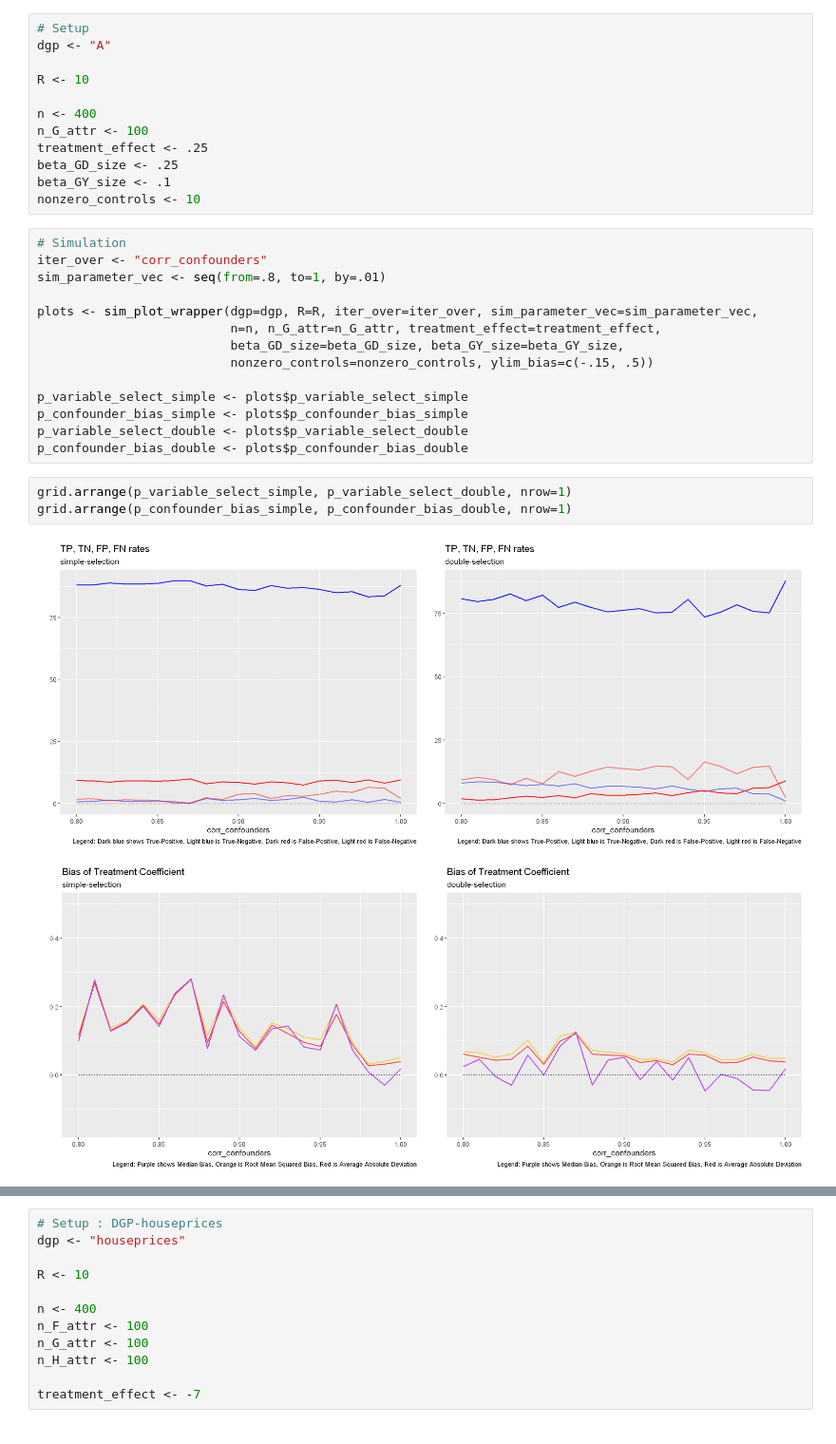
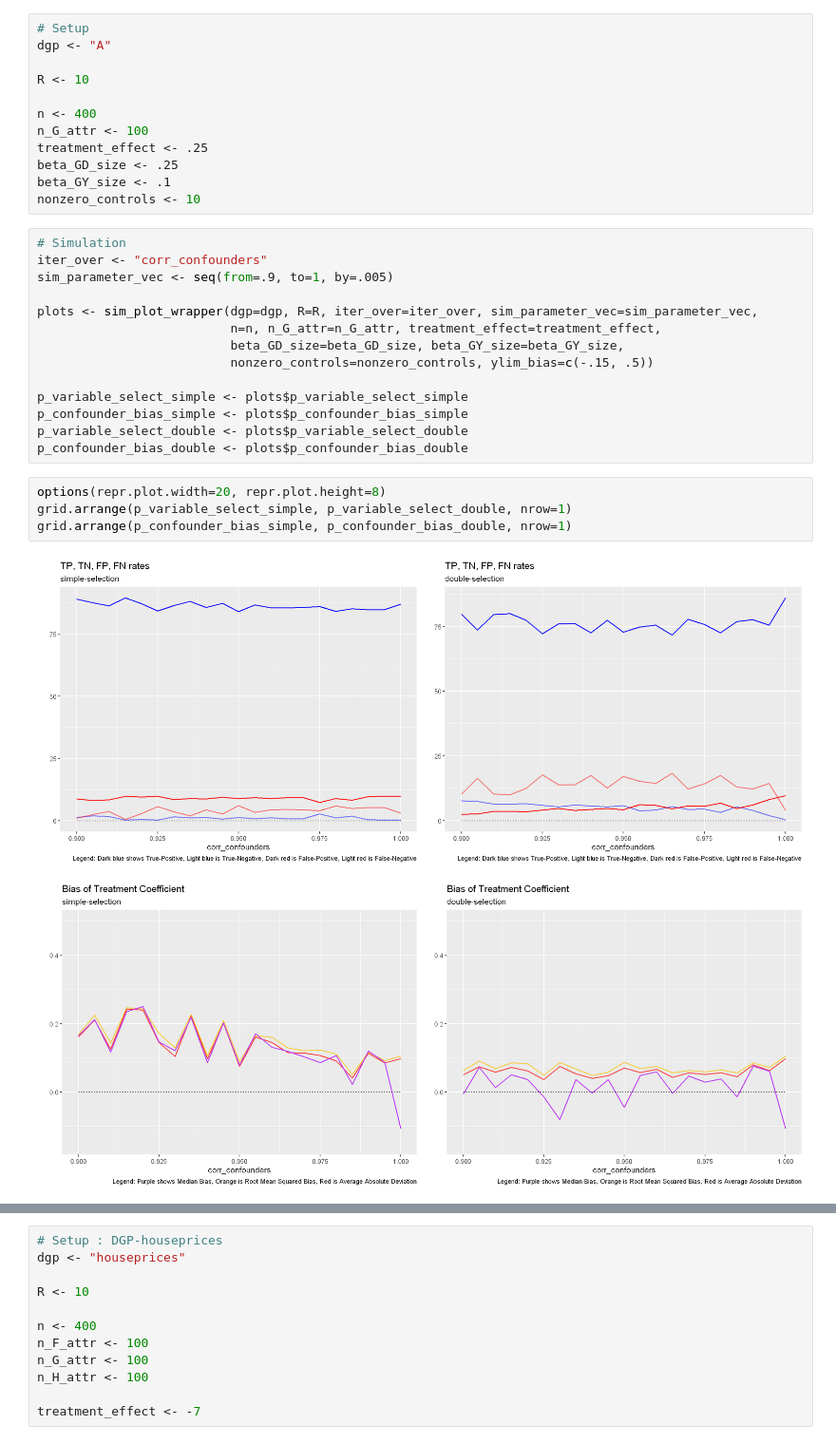
Before and after one commit to maxschae/compstat-project, a Jupyter notebook: CompStat_Project_Max_Schäfer.ipynb, the cells around one changed output, grey strips where cells are left out. Shown at 95% size. Saved outputs shown, nothing was run; the diff lists cells and outputs as text.

```diff
--- a/CompStat_Project_Max_Schäfer.ipynb
+++ b/CompStat_Project_Max_Schäfer.ipynb
@@ -741,7 +717,7 @@ nonzero_controls <- 10
 # %%
 # Simulation
 iter_over <- "corr_confounders"
-sim_parameter_vec <- seq(from=.8, to=1, by=.01)
+sim_parameter_vec <- seq(from=.9, to=1, by=.005)
 
 plots <- sim_plot_wrapper(dgp=dgp, R=R, iter_over=iter_over, sim_parameter_vec=sim_parameter_vec,
                           n=n, n_G_attr=n_G_attr, treatment_effect=treatment_effect,
@@ -753,8 +729,9 @@ p_confounder_bias_simple <- plots$p_confounder_bias_simple
 p_variable_select_double <- plots$p_variable_select_double
 p_confounder_bias_double <- plots$p_confounder_bias_double
 # %%
+options(repr.plot.width=20, repr.plot.height=8)
 grid.arrange(p_variable_select_simple, p_variable_select_double, nrow=1)
 grid.arrange(p_confounder_bias_simple, p_confounder_bias_double, nrow=1)
 # %% [output]
-[figure, old version]
+[figure, new version]
-[figure, old version]
+[figure, new version]
```
Also changed, not shown: parts of 43 cells of this notebook, 4 other files.
